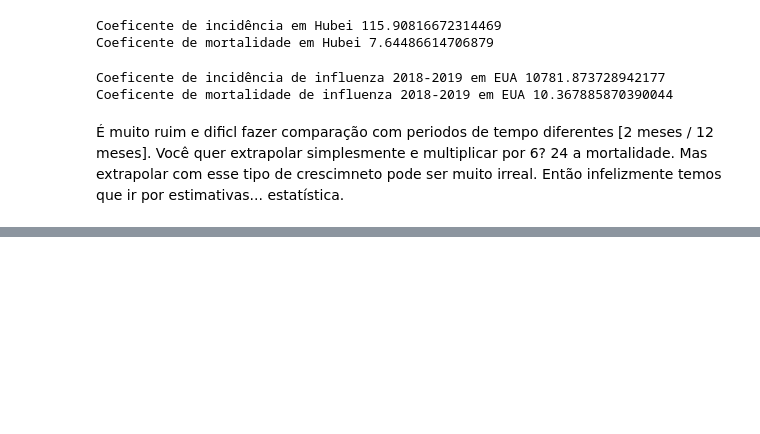
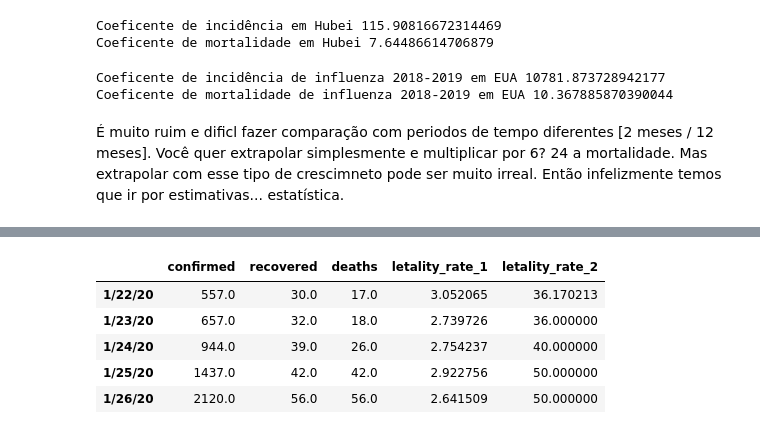
Before and after one commit to cglima/data-science-visualizacao-de-dados-para-saude-e-medicina, a Jupyter notebook: curso data science e saude-segunda-parte.ipynb, the cells around one changed output, grey strips where cells are left out. Saved outputs shown, nothing was run; the diff lists cells and outputs as text; code cells hidden in the pictures; blank space fills up the shorter version.

```diff
--- a/curso data science e saude-segunda-parte.ipynb
+++ b/curso data science e saude-segunda-parte.ipynb
@@ -1119,0 +1133,11 @@ Coeficente de mortalidade de influenza 2018-2019 em EUA 10.367885870390044
+# %%
+grouped_per_day["letality_rate_1"] = grouped_per_day["deaths"] / grouped_per_day["confirmed"] * 100
+grouped_per_day["letality_rate_2"] = grouped_per_day["deaths"] / (grouped_per_day["deaths"] + grouped_per_day["recovered"]) * 100
+grouped_per_day.head()
+# %% [output]
+|  | confirmed | recovered | deaths | letality_rate_1 | letality_rate_2 |
+| 1/22/20 | 557.0 | 30.0 | 17.0 | 3.052065 | 36.170213 |
+| 1/23/20 | 657.0 | 32.0 | 18.0 | 2.739726 | 36.000000 |
+| 1/24/20 | 944.0 | 39.0 | 26.0 | 2.754237 | 40.000000 |
+| 1/25/20 | 1437.0 | 42.0 | 42.0 | 2.922756 | 50.000000 |
+| 1/26/20 | 2120.0 | 56.0 | 56.0 | 2.641509 | 50.000000 |
```
Also changed, not shown: parts of 5 cells of this notebook.
